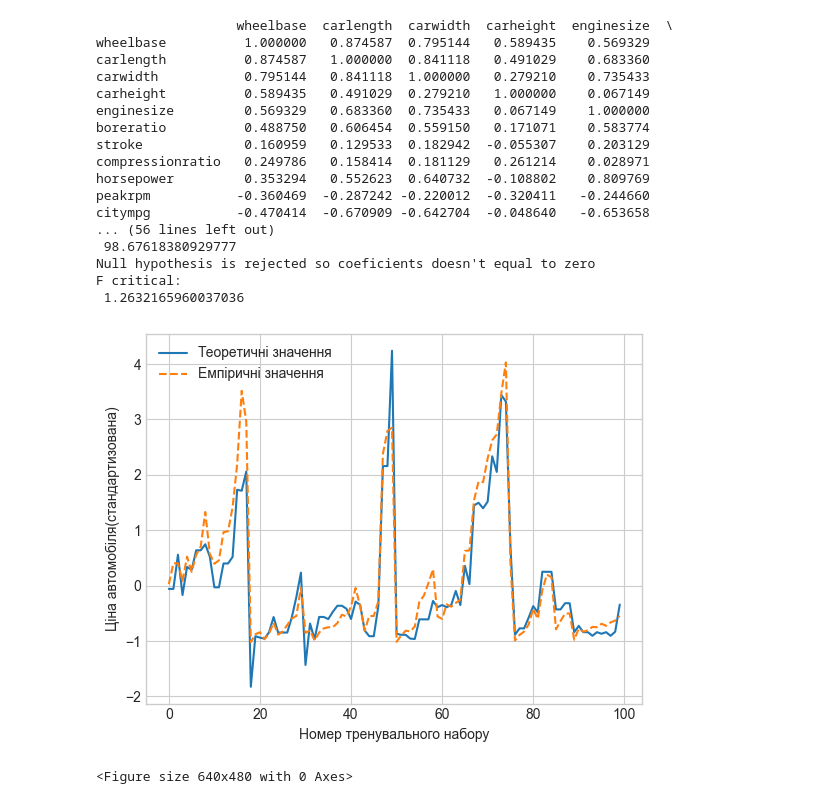
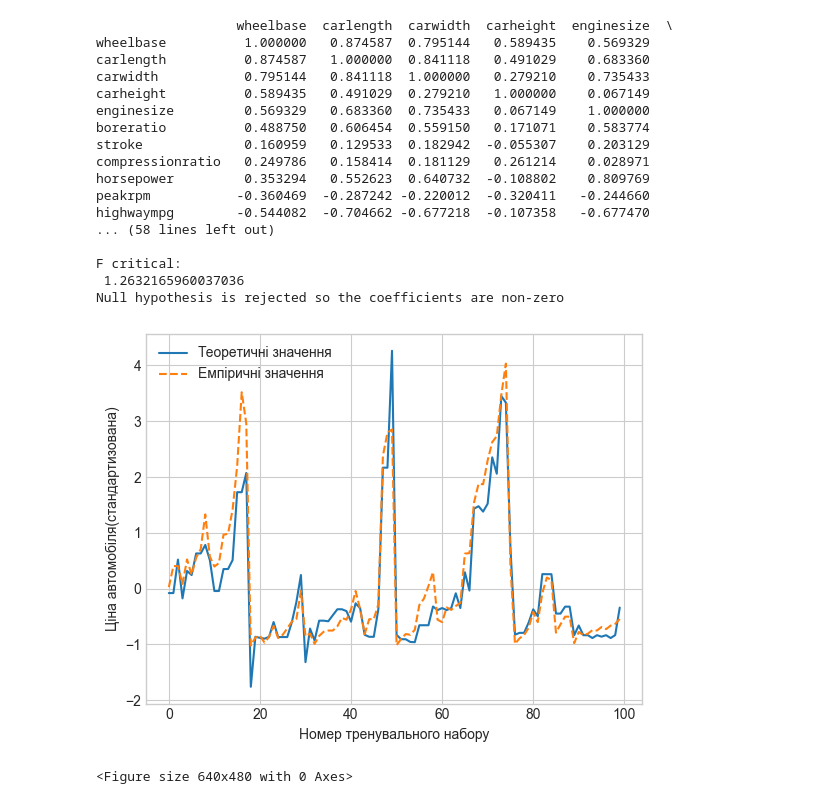
Before and after one commit to Alinagermanchuk/multiple-regression, a Jupyter notebook: Code/regression.ipynb, the cells around one changed output. Saved outputs shown, nothing was run; the diff lists cells and outputs as text; code cells hidden in the pictures.

```diff
--- a/Code/regression.ipynb
+++ b/Code/regression.ipynb
@@ -8,7 +8,7 @@ plt.style.use('seaborn-v0_8-whitegrid')
 
 data = pd.read_csv('CarPrice_Assignment.csv')
 Data = data.drop(['car_ID', 'symboling', 'CarName', 'fueltype', 'aspiration', 'doornumber','carbody','drivewheel',
-                  'enginelocation', 'enginetype', 'cylindernumber', 'fuelsystem', 'highwaympg', 'curbweight'],
+                  'enginelocation', 'enginetype', 'cylindernumber', 'fuelsystem', 'curbweight', 'citympg'],
                    axis=1)
 
 
@@ -131,7 +131,7 @@ def find_F_stat(data, target, sl=0.05):
     # significance level is 0.05
     F = stats.f.ppf(1-sl, n - p - 1, n)
     if result > F:
-        print("Null hypothesis is rejected so coeficients doesn't equal to zero")
+        print("")
     return result, F
 
 
@@ -166,40 +166,40 @@ def calc(data, target, coef):
 
 vif = pd.DataFrame()
 vif["features"] = X.columns
 vif["vif_Factor"] = [variance_inflation_factor(X.values, i) for i in range(X.shape[1])]
 
 print(build_correlation_df(res))
 
 print(vif)
 
-print('Coefficients:')
-print(find_coef(X, y))
-print('Regression folmula: ')
+print('\nCoefficients of regression:\n', find_coef(X, y))
+print('\nRegression folmula: ')
 print_formula(X, y)
 print('\nCoefficient of determination:\n', find_R_sqr(X, y))
 print('\nAdjusted coefficient of determination:\n', find_adj_R_sqr(X, y))
-print('\nF-statistic:\n' ,find_F_stat(X, y)[0])
+print('F-statistic:\n' ,find_F_stat(X, y)[0])
 print('F critical:\n' ,find_F_stat(X, y)[1])
+print("Null hypothesis is rejected so the coefficients are non-zero")
 build_plots(X, y)
 plt.savefig('Regression test data')
 plt.show()
 # %% [output]
                   wheelbase  carlength  carwidth  carheight  enginesize  \
 wheelbase          1.000000   0.874587  0.795144   0.589435    0.569329
 carlength          0.874587   1.000000  0.841118   0.491029    0.683360
 carwidth           0.795144   0.841118  1.000000   0.279210    0.735433
 carheight          0.589435   0.491029  0.279210   1.000000    0.067149
 enginesize         0.569329   0.683360  0.735433   0.067149    1.000000
 boreratio          0.488750   0.606454  0.559150   0.171071    0.583774
 stroke             0.160959   0.129533  0.182942  -0.055307    0.203129
 compressionratio   0.249786   0.158414  0.181129   0.261214    0.028971
 horsepower         0.353294   0.552623  0.640732  -0.108802    0.809769
 peakrpm           -0.360469  -0.287242 -0.220012  -0.320411   -0.244660
-citympg           -0.470414  -0.670909 -0.642704  -0.048640   -0.653658
-... (56 lines left out)
- 98.67618380929777
-Null hypothesis is rejected so coeficients doesn't equal to zero
+highwaympg        -0.544082  -0.704662 -0.677218  -0.107358   -0.677470
+... (58 lines left out)
+
 F critical:
  1.2632165960037036
+Null hypothesis is rejected so the coefficients are non-zero
-[figure, old version]
+[figure, new version]
 <Figure size 640x480 with 0 Axes>
```
